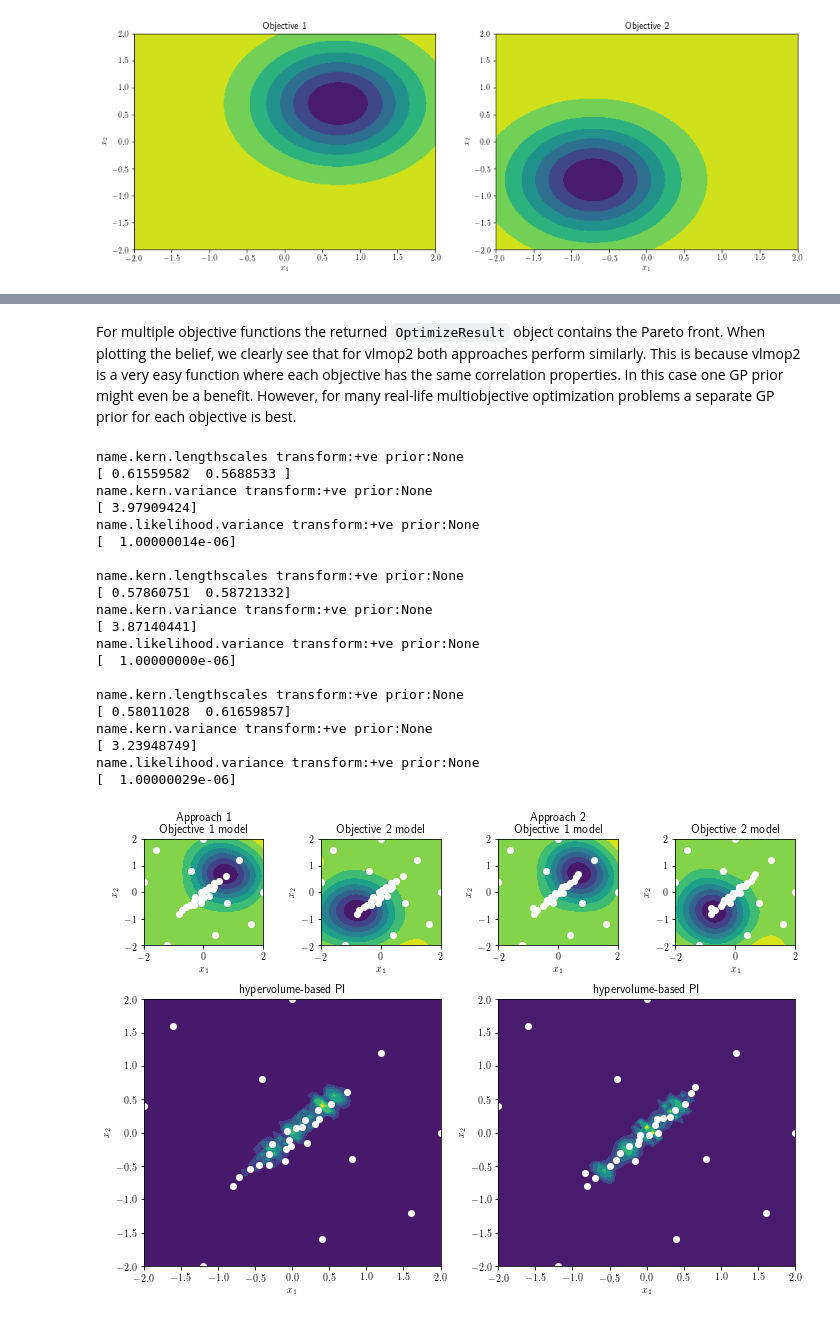
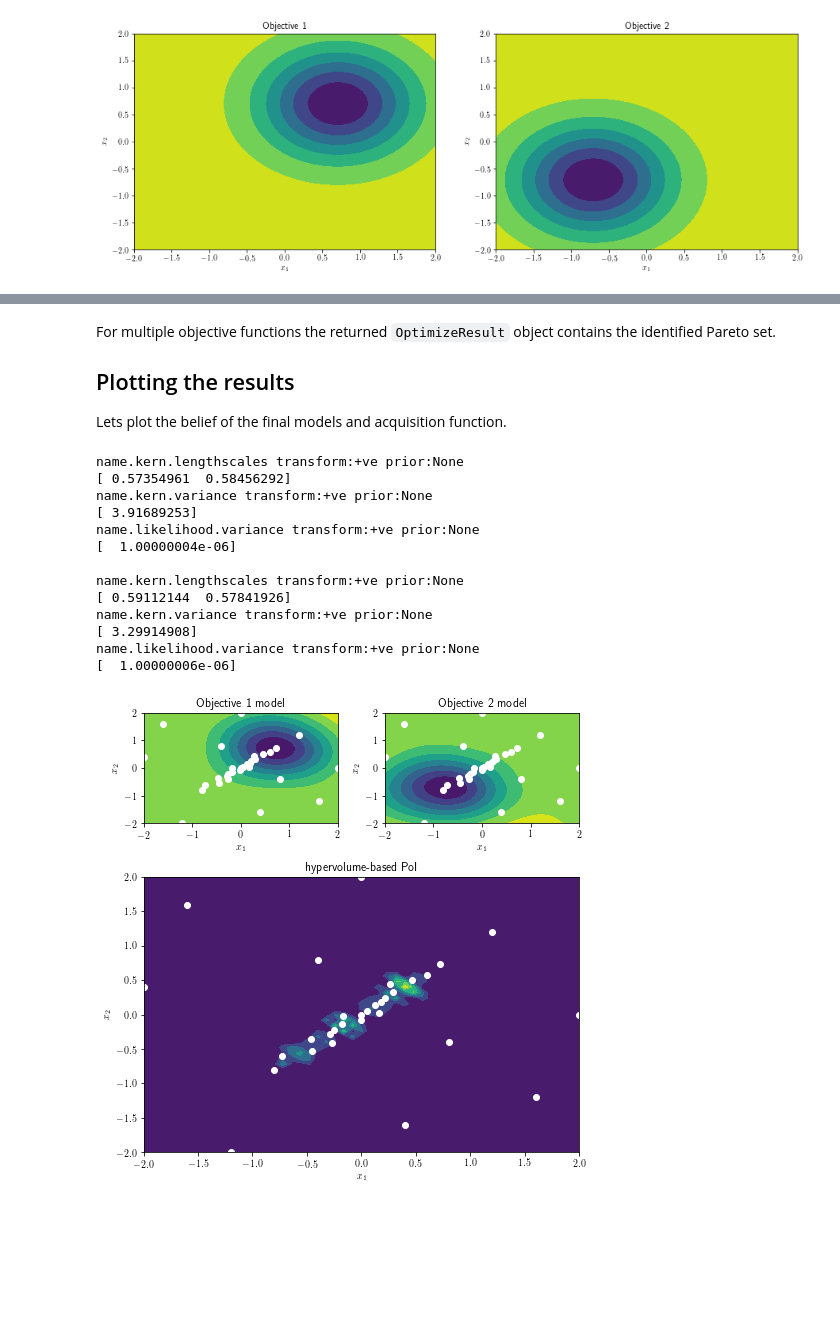
Before and after one commit to GPflow/GPflowOpt, a Jupyter notebook: doc/source/notebooks/multiobjective.ipynb, the cells around one changed output, grey strips where cells are left out. Saved outputs shown, nothing was run; the diff lists cells and outputs as text; code cells hidden in the pictures; blank space fills up the shorter version.

Commit message:
Updated multiobjective notebook

```diff
--- a/doc/source/notebooks/multiobjective.ipynb
+++ b/doc/source/notebooks/multiobjective.ipynb
@@ -63,18 +69,10 @@ design = GPflowOpt.design.LatinHyperCube(11, domain)
 X = design.generate()
 Y = vlmop2(X)
 
-# Approach 1: one model for both objectives
-objective_model = GPflow.gpr.GPR(X.copy(), Y.copy(), GPflow.kernels.Matern52(2, ARD=True))
-objective_model.likelihood.variance = 0.01
-
-hvpoi_1 = GPflowOpt.acquisition.HVProbabilityOfImprovement(objective_model)
-
-# Approach 2: one model for each objective
+# One model for each objective
 objective_models = [GPflow.gpr.GPR(X.copy(), Y[:,[i]].copy(), GPflow.kernels.Matern52(2, ARD=True)) for i in range(Y.shape[1])]
 for model in objective_models:
     model.likelihood.variance = 0.01
 
-hvpoi_2 = GPflowOpt.acquisition.HVProbabilityOfImprovement(objective_models)
-
-hvpoi = [hvpoi_1, hvpoi_2]
+hvpoi = GPflowOpt.acquisition.HVProbabilityOfImprovement(objective_models)
 # %% [markdown]
@@ -115,5 +114,9 @@ for acq in hvpoi:
-# %% [markdown]
-For multiple objective functions the returned `OptimizeResult` object contains the Pareto front. When plotting the belief, we clearly see that for vlmop2 both approaches perform similarly. This is because vlmop2 is a very easy function where each objective has the same correlation properties. In this case one GP prior might even be a benefit. However, for many real-life multiobjective optimization problems a separate GP prior for each objective is best.
+# %% [markdown]
+For multiple objective functions the returned `OptimizeResult` object contains the identified Pareto set.
+
+## Plotting the results
+
+Lets plot the belief of the final models and acquisition function.
 # %%
 def plot():
     grid_size = 51  # 101
@@ -121,63 +124,47 @@ def plot():
 
     Xeval = GPflowOpt.design.FactorialDesign(grid_size, domain).generate()
 
-    Yeval_1, _ = hvpoi[0].models[0].predict_f(Xeval)
-    Yeval_21, _ = hvpoi[1].models[0].predict_f(Xeval)
-    Yeval_22, _ = hvpoi[1].models[1].predict_f(Xeval)
+    Yeval_1, _ = hvpoi.models[0].predict_f(Xeval)
+    Yeval_2, _ = hvpoi.models[1].predict_f(Xeval)
 
-    Yevalc_1 = hvpoi[0].evaluate(Xeval)
-    Yevalc_2 = hvpoi[1].evaluate(Xeval)
+    Yevalc = hvpoi.evaluate(Xeval)
 
-    plots = [((0,0), 1, 1, 'Approach 1\nObjective 1 model', Yeval_1[:,0]),
-             ((0,1), 1, 1, 'Objective 2 model', Yeval_1[:,1]),
-             ((1,0), 2, 2, 'hypervolume-based PI', Yevalc_1),
-             ((0,2), 1, 1, 'Approach 2\nObjective 1 model', Yeval_21[:,0]),
-             ((0,3), 1, 1, 'Objective 2 model', Yeval_22[:,0]),
-             ((1,2), 2, 2, 'hypervolume-based PI', Yevalc_2)]
+    plots = [((0,0), 1, 1, 'Objective 1 model', Yeval_1[:,0]),
+             ((0,1), 1, 1, 'Objective 2 model', Yeval_2[:,0]),
+             ((1,0), 2, 2, 'hypervolume-based PoI', Yevalc)]
 
-    plt.figure(figsize=(10,7))
+    plt.figure(figsize=(7,7))
     for i, (plot_pos, plot_rowspan, plot_colspan, plot_title, plot_data) in enumerate(plots):
-        if i > 2:
-            data = hvpoi[1].data[0]
-        else:
-            data = hvpoi[0].data[0]
+        data = hvpoi.data[0]
 
-        ax = plt.subplot2grid((3, 4), plot_pos, rowspan=plot_rowspan, colspan=plot_colspan)
+        ax = plt.subplot2grid((3, 2), plot_pos, rowspan=plot_rowspan, colspan=plot_colspan)
         ax.contourf(Xeval[:,0].reshape(shape), Xeval[:,1].reshape(shape), plot_data.reshape(shape))
         ax.scatter(data[:,0], data[:,1], c='w')
         ax.set_title(plot_title)
         ax.set_xlabel('$x_1$')
         ax.set_ylabel('$x_2$')
         ax.set_xlim([domain.lower[0], domain.upper[0]])
         ax.set_ylim([domain.lower[1], domain.upper[1]])
     plt.tight_layout()
 
 # Plot representing the model belief, and the belief mapped to EI and PoF
 plot()
 
-print(objective_model)
 for model in objective_models:
     print(model)
 # %% [output]
 name.kern.lengthscales transform:+ve prior:None
-[ 0.61559582  0.5688533 ]
+[ 0.57354961  0.58456292]
 name.kern.variance transform:+ve prior:None
-[ 3.97909424]
+[ 3.91689253]
 name.likelihood.variance transform:+ve prior:None
-[  1.00000014e-06]
+[  1.00000004e-06]
 
 name.kern.lengthscales transform:+ve prior:None
-[ 0.57860751  0.58721332]
+[ 0.59112144  0.57841926]
 name.kern.variance transform:+ve prior:None
-[ 3.87140441]
+[ 3.29914908]
 name.likelihood.variance transform:+ve prior:None
-[  1.00000000e-06]
-
-name.kern.lengthscales transform:+ve prior:None
-[ 0.58011028  0.61659857]
-name.kern.variance transform:+ve prior:None
-[ 3.23948749]
-name.likelihood.variance transform:+ve prior:None
-[  1.00000029e-06]
+[  1.00000006e-06]
-[figure, old version]
+[figure, new version]
 # %% [markdown]
```
Also changed, not shown: parts of 7 cells of this notebook.
